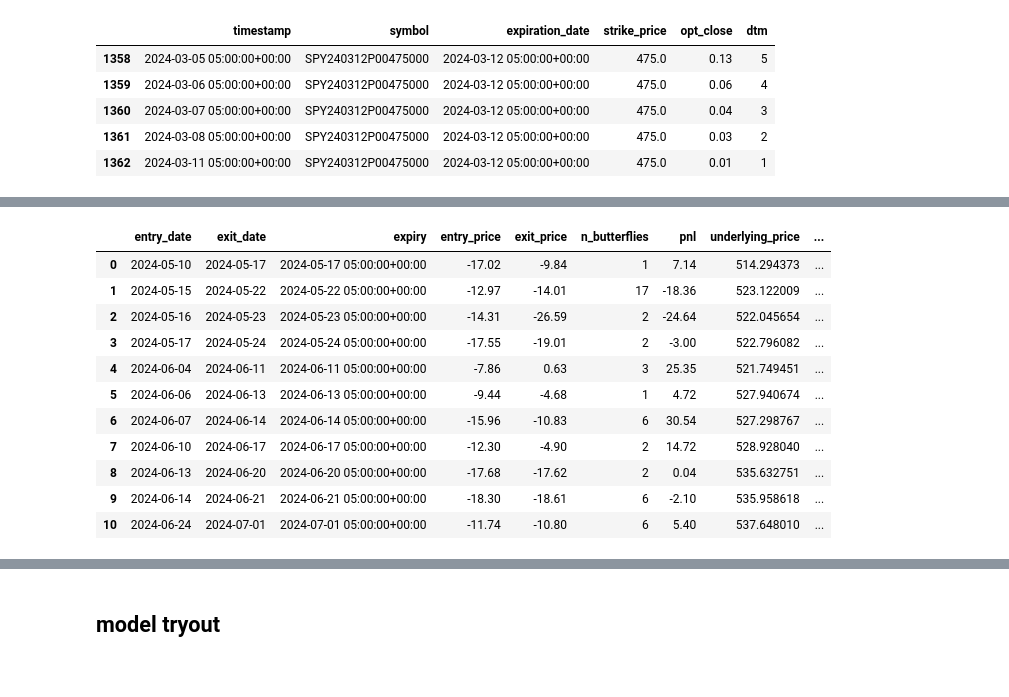
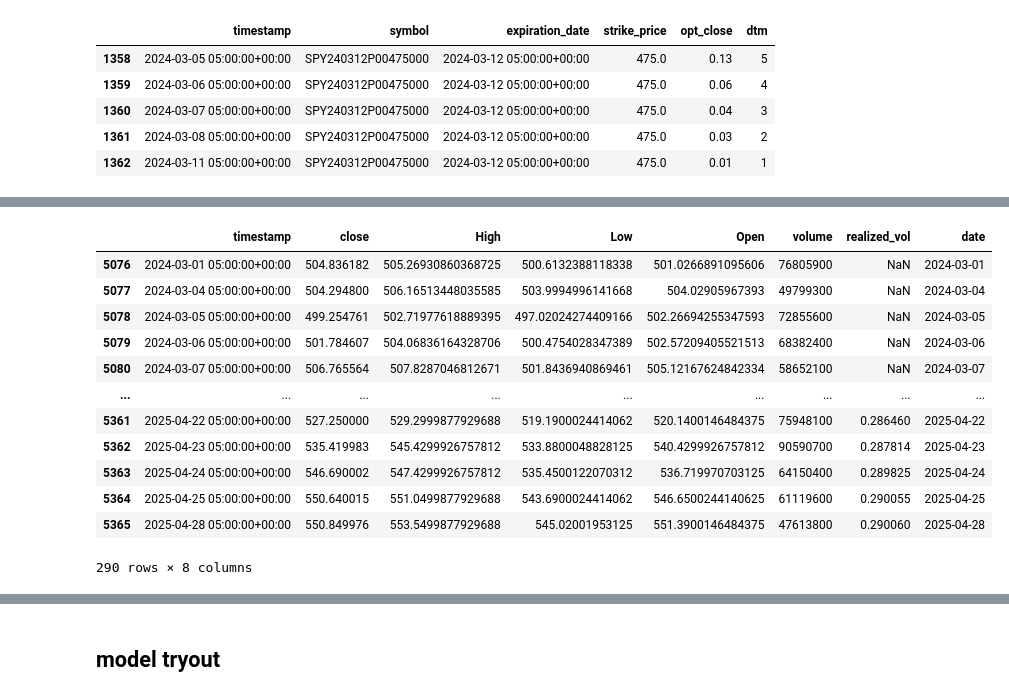
Before and after one commit to principlepauli/Butterflies-, a Jupyter notebook: Strategy/Option_Butterfly_1.ipynb, the cells around one changed output, grey strips where cells are left out. Cells and saved outputs as stored; diff of their text form; code cells hidden in the pictures.

```diff
--- a/Strategy/Option_Butterfly_1.ipynb
+++ b/Strategy/Option_Butterfly_1.ipynb
@@ -41,7 +41,7 @@ vol_predictions = vol_predictions # DataFrame with columns: prediction_day, pred
 
 underlying_data= pd.read_csv(r"C:\Users\pauli\Butterflies-\yfinance_data\spy.csv")
 
-vol_predictions = pd.read_csv(r"C:\Users\pauli\Butterflies-\model\predictions\0.csv")
+vol_predictions = pd.read_csv(r"C:\Users\pauli\Butterflies-\model\predictions\slightlybetter.csv")
 
 options_data = pd.read_csv(r"C:\Users\pauli\Butterflies-\options\options.csv")
 # %%
@@ -180,9 +180,9 @@ vol_predictions
 # %%
 # filter timestamps for all dataframes based on the available options
 
-start_time = '2024-04-01 05:00:00+00:00'
-end_time = '2024-06-01 05:00:00+00:00'
-options_data =  options_data[(options_data['timestamp'] >= start_time) & (options_data['timestamp'] <= end_time)]
+# start_time = '2024-04-01 05:00:00+00:00'
+# end_time = '2024-06-01 05:00:00+00:00'
+# options_data =  options_data[(options_data['timestamp'] >= start_time) & (options_data['timestamp'] <= end_time)]
 
 start_date = options_data['timestamp'].min()
 end_date = options_data['timestamp'].max()
@@ -191,6 +191,7 @@ end_date = options_data['timestamp'].max()
 
 vol_predictions = vol_predictions[(vol_predictions['prediction_day'] >= start_date) & (vol_predictions['prediction_day'] <= end_date)]
 underlying_data = underlying_data[(underlying_data['timestamp'] >= start_date) & (underlying_data['timestamp'] <= end_date)]
+underlying_data = underlying_data[(underlying_data['timestamp'] <= end_date)]
 # %%
 
 import matplotlib.pyplot as plt
@@ -269,19 +270,21 @@ bt_sl = ButterflyBacktest_long_short(
     options_data = options_data,
     underlying_data = underlying_data,
     vol_predictions = vol_predictions,
-    spread_pct=5,                                # Tune
+    spread_pct=6,                                # Tune
     commission=0.01,
     slippage=0.0,
     min_open_interest=0,
     min_volume=0,
     vol_exit_threshold=50, # exit if the predicted volatility changes by more than this percentage, TUNE
-    rolling_window=5
+    rolling_window=30
+    pct_above= 0.5, # TUNE, percentage above the predicted volatility to enter a short
+    pct_below= 0.5, # TUNE, percentage below the predicted volatility to enter a long
 )
 
 
 
 # Run the backtest
-results_df, equity_df = bt_sl.run(option_type='call', starting_cash=1000)
+results_df, equity_df = bt_sl.run(option_type='call', starting_cash=1000, risk_free_rate=0.045)
 
 # Display results
 print(results_df.head())
@@ -327,15 +330,17 @@ ending_equity: 873.4200000000003
 # %%
 results_df#equity_df
+underlying_data
 # %% [output]
-|  | entry_date | exit_date | expiry | entry_price | exit_price | n_butterflies | pnl | underlying_price | ... |
-| 0 | 2024-05-10 | 2024-05-17 | 2024-05-17 05:00:00+00:00 | -17.02 | -9.84 | 1 | 7.14 | 514.294373 | ... |
-| 1 | 2024-05-15 | 2024-05-22 | 2024-05-22 05:00:00+00:00 | -12.97 | -14.01 | 17 | -18.36 | 523.122009 | ... |
-| 2 | 2024-05-16 | 2024-05-23 | 2024-05-23 05:00:00+00:00 | -14.31 | -26.59 | 2 | -24.64 | 522.045654 | ... |
-| 3 | 2024-05-17 | 2024-05-24 | 2024-05-24 05:00:00+00:00 | -17.55 | -19.01 | 2 | -3.00 | 522.796082 | ... |
-| 4 | 2024-06-04 | 2024-06-11 | 2024-06-11 05:00:00+00:00 | -7.86 | 0.63 | 3 | 25.35 | 521.749451 | ... |
-| 5 | 2024-06-06 | 2024-06-13 | 2024-06-13 05:00:00+00:00 | -9.44 | -4.68 | 1 | 4.72 | 527.940674 | ... |
-| 6 | 2024-06-07 | 2024-06-14 | 2024-06-14 05:00:00+00:00 | -15.96 | -10.83 | 6 | 30.54 | 527.298767 | ... |
-| 7 | 2024-06-10 | 2024-06-17 | 2024-06-17 05:00:00+00:00 | -12.30 | -4.90 | 2 | 14.72 | 528.928040 | ... |
-| 8 | 2024-06-13 | 2024-06-20 | 2024-06-20 05:00:00+00:00 | -17.68 | -17.62 | 2 | 0.04 | 535.632751 | ... |
-| 9 | 2024-06-14 | 2024-06-21 | 2024-06-21 05:00:00+00:00 | -18.30 | -18.61 | 6 | -2.10 | 535.958618 | ... |
-| 10 | 2024-06-24 | 2024-07-01 | 2024-07-01 05:00:00+00:00 | -11.74 | -10.80 | 6 | 5.40 | 537.648010 | ... |
+|  | timestamp | close | High | Low | Open | volume | realized_vol | date |
+| 5076 | 2024-03-01 05:00:00+00:00 | 504.836182 | 505.26930860368725 | 500.6132388118338 | 501.0266891095606 | 76805900 | NaN | 2024-03-01 |
+| 5077 | 2024-03-04 05:00:00+00:00 | 504.294800 | 506.16513448035585 | 503.9994996141668 | 504.02905967393 | 49799300 | NaN | 2024-03-04 |
+| 5078 | 2024-03-05 05:00:00+00:00 | 499.254761 | 502.71977618889395 | 497.02024274409166 | 502.26694255347593 | 72855600 | NaN | 2024-03-05 |
+| 5079 | 2024-03-06 05:00:00+00:00 | 501.784607 | 504.06836164328706 | 500.4754028347389 | 502.57209405521513 | 68382400 | NaN | 2024-03-06 |
+| 5080 | 2024-03-07 05:00:00+00:00 | 506.765564 | 507.8287046812671 | 501.8436940869461 | 505.12167624842334 | 58652100 | NaN | 2024-03-07 |
+| ... | ... | ... | ... | ... | ... | ... | ... | ... |
+| 5361 | 2025-04-22 05:00:00+00:00 | 527.250000 | 529.2999877929688 | 519.1900024414062 | 520.1400146484375 | 75948100 | 0.286460 | 2025-04-22 |
+| 5362 | 2025-04-23 05:00:00+00:00 | 535.419983 | 545.4299926757812 | 533.8800048828125 | 540.4299926757812 | 90590700 | 0.287814 | 2025-04-23 |
+| 5363 | 2025-04-24 05:00:00+00:00 | 546.690002 | 547.4299926757812 | 535.4500122070312 | 536.719970703125 | 64150400 | 0.289825 | 2025-04-24 |
+| 5364 | 2025-04-25 05:00:00+00:00 | 550.640015 | 551.0499877929688 | 543.6900024414062 | 546.6500244140625 | 61119600 | 0.290055 | 2025-04-25 |
+| 5365 | 2025-04-28 05:00:00+00:00 | 550.849976 | 553.5499877929688 | 545.02001953125 | 551.3900146484375 | 47613800 | 0.290060 | 2025-04-28 |
+290 rows × 8 columns
```
Also changed, not shown: parts of 5 cells of this notebook, 1 other file.
